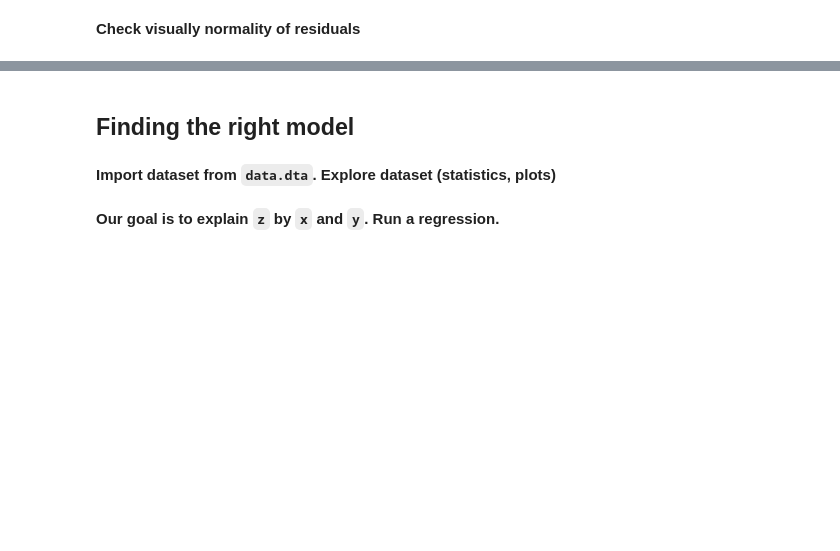
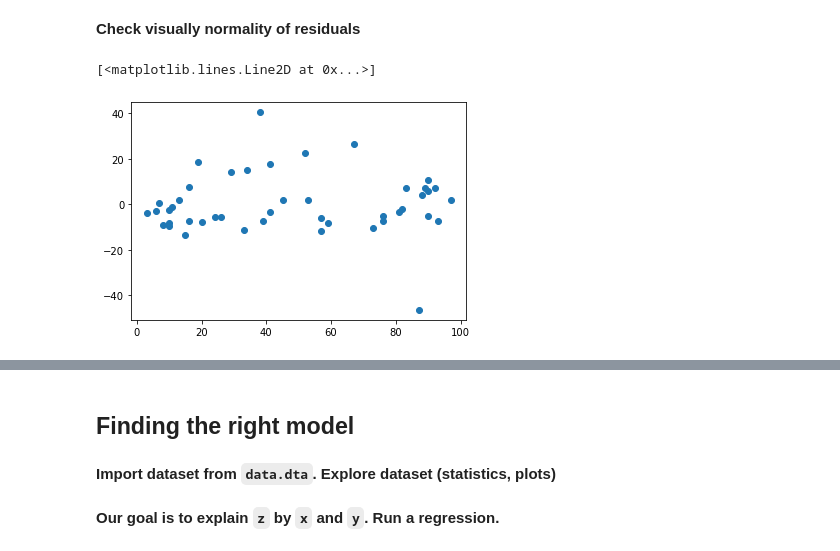
Before and after one commit to albop/dbe_archive, a Jupyter notebook: Session_4/Regressions.ipynb, the cells around one changed output, grey strips where cells are left out. Saved outputs shown, nothing was run; the diff lists cells and outputs as text; code cells hidden in the pictures; blank space fills up the shorter version.

```diff
--- a/Session_4/Regressions.ipynb
+++ b/Session_4/Regressions.ipynb
@@ -26,2 +169,11 @@ __WHich model would you recommend? For which purpose?__
 # %% [markdown]
 __Check visually normality of residuals__
+# %%
+pred = a + b*x
+actual = df['income']
+resid = actual - pred  # same as res_2.resid
+# %%
+plt.plot(x,resid, 'o')
+# %% [output]
+[<matplotlib.lines.Line2D at 0x...>]
+[figure, added]
```
Also changed, not shown: parts of 23 cells of this notebook, 2 other files.
